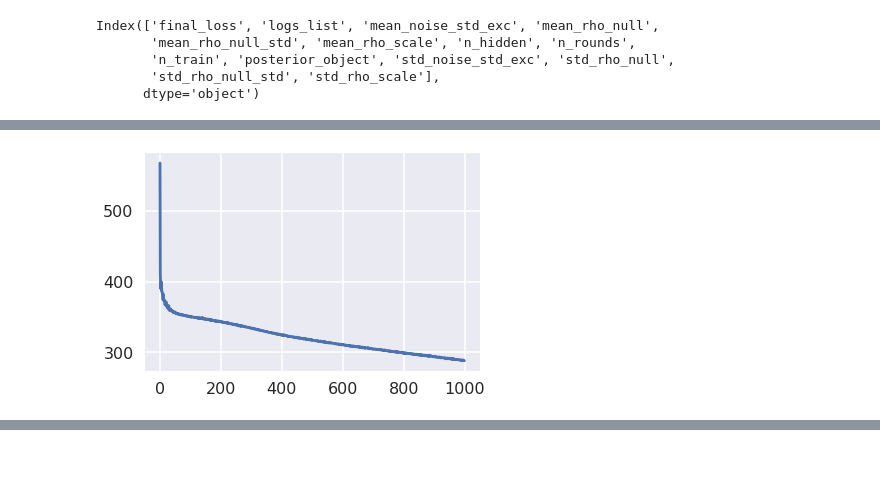
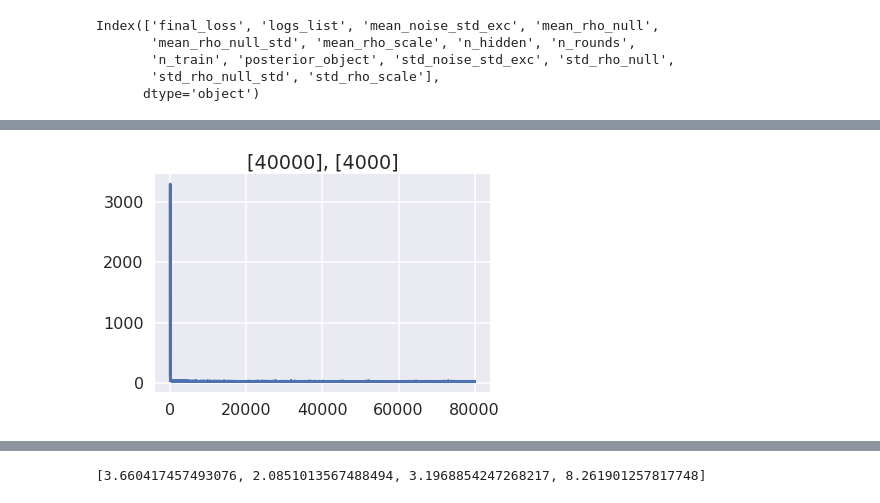
Before and after one commit to awakenting/master-thesis, a Jupyter notebook: code/plotting_draft_fitting_results.ipynb, the cells around one changed output, grey strips where cells are left out. Drawn from its saved outputs; the diff is of its cells as text; code cells hidden in the pictures; blank space fills up the shorter version.

Commit message:
finalized code and figures for validation of fitting procedure

```diff
--- a/code/plotting_draft_fitting_results.ipynb
+++ b/code/plotting_draft_fitting_results.ipynb
@@ -54,0 +62,14 @@ plt.plot([5, 10], [5, 10], 'k')
+# %%
+sns.set('poster')
+
+sns.lmplot(x='mean_rho_scale', y='std_rho_null', hue='final_loss', data=fit_df, fit_reg=False, size=12)
+#plt.xticks(np.arange(5), np.arange(5))
+#plt.plot([0, 5], [0,5], 'k')
+
+sns.lmplot(x='mean_rho_scale', y='std_noise_std_exc', hue='final_loss', data=fit_df, fit_reg=False, size=12)
+#plt.xticks(np.arange(5), np.arange(5))
+#plt.plot([0, 5], [0,5], 'k')
+
+sns.lmplot(x='mean_rho_scale', y='std_rho_null_std', hue='final_loss', data=fit_df, fit_reg=False, size=12)
+#plt.xticks(np.arange(5), np.arange(5))
+#plt.plot([0, 5], [0,5], 'k')
@@ -85,0 +108,7 @@ for i in range(len(fit_df)):
+# %%
+for i in range(len(fit_df)):
+    cpst = fit_df['posterior_object'][i]
+    lims = np.array([[0, 5],[0, 5], [0, 5], [5, 10]])
+    gt_array = [fit_df['true_rho_null'][i], fit_df['true_rho_null_std'][i], fit_df['true_noise_std_exc'][i], fit_df['true_rho_scale'][i]]
+    viz.plot_pdf(cpst.xs[0], lims=lims, labels_params=['rho_null', 'rho_null_std', 'noise_std', 'rho_scale'],
+                 gt=gt_array, figsize=(12,12), ticks=True)
@@ -86,6 +122,6 @@ for i in range(len(fit_df)):
 # %%
-meta_df = pd.read_hdf('../data/generated/fitting_metaparams_exploration.hdf5', key='fitting_results')
-true_params = pd.read_hdf('../data/generated/fitting_metaparams_exploration.hdf5', key='ground_truth_params')
+meta_df = pd.read_hdf('../data/generated/fitting_metaparams_exploration_v3.hdf5', key='fitting_results')
+true_params = pd.read_hdf('../data/generated/fitting_metaparams_exploration_v3.hdf5', key='ground_truth_params')
 # %%
 meta_df.keys()
 # %% [output]
@@ -94,3 +130,8 @@ Index(['final_loss', 'logs_list', 'mean_noise_std_exc', 'mean_rho_null',
        'n_train', 'posterior_object', 'std_noise_std_exc', 'std_rho_null',
        'std_rho_null_std', 'std_rho_scale'],
       dtype='object')
+# %%
+meta_df['error_rho_scale'] = np.array(meta_df['mean_rho_scale']) - np.array(true_params['rho_scale'])
+meta_df['error_rho_null'] = np.array(meta_df['mean_rho_null']) - np.array(true_params['rho_null'])
+meta_df['error_rho_null_std'] = np.array(meta_df['mean_rho_null_std']) - np.array(true_params['rho_null_std'])
+meta_df['error_noise_std_exc'] = np.array(meta_df['mean_noise_std_exc']) - np.array(true_params['noise_std_exc'])
@@ -127,6 +183,7 @@ grid = sns.lmplot(x='final_loss', y='mean_rho_null_std', hue='n_hidden', fit_reg
 # %%
 for i in range(len(meta_df)):
     plt.figure()
     plt.plot(meta_df['logs_list'][i][0]['loss'])
+    plt.title(str(meta_df['n_train'][i]) + ', ' + str(meta_df['n_hidden'][i]))
 # %% [output]
-[figure, old version]
+[figure, new version]
@@ -135,0 +193,5 @@ for i in range(len(meta_df)):
+# %%
+gt_array = [true_params['rho_null'][0], true_params['rho_null_std'][0], true_params['noise_std_exc'][0], true_params['rho_scale'][0]]
+gt_array
+# %% [output]
+[3.660417457493076, 2.0851013567488494, 3.1968854247268217, 8.261901257817748]
```
Also changed, not shown: parts of 21 cells of this notebook, 6 other files.
